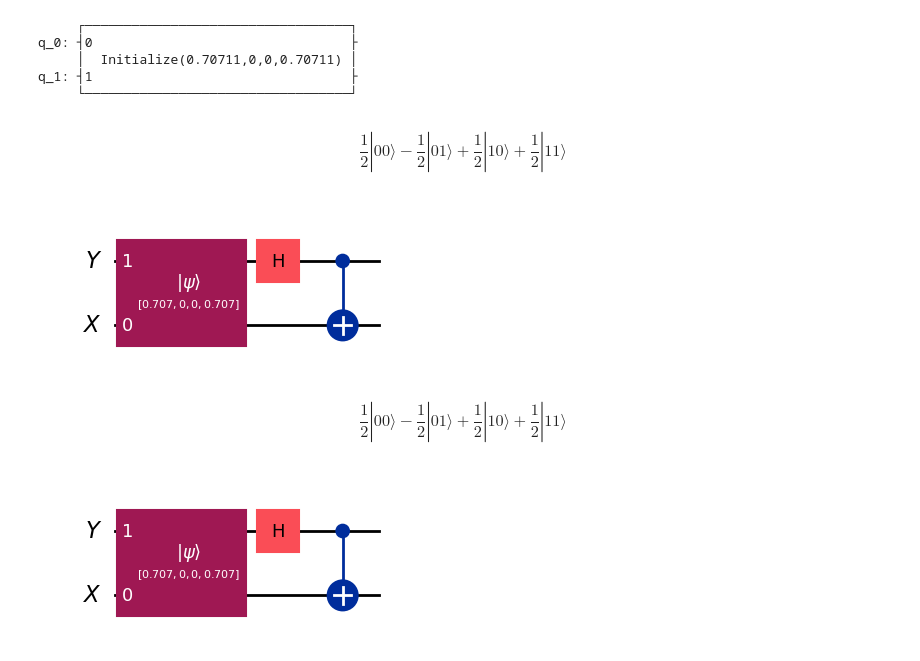
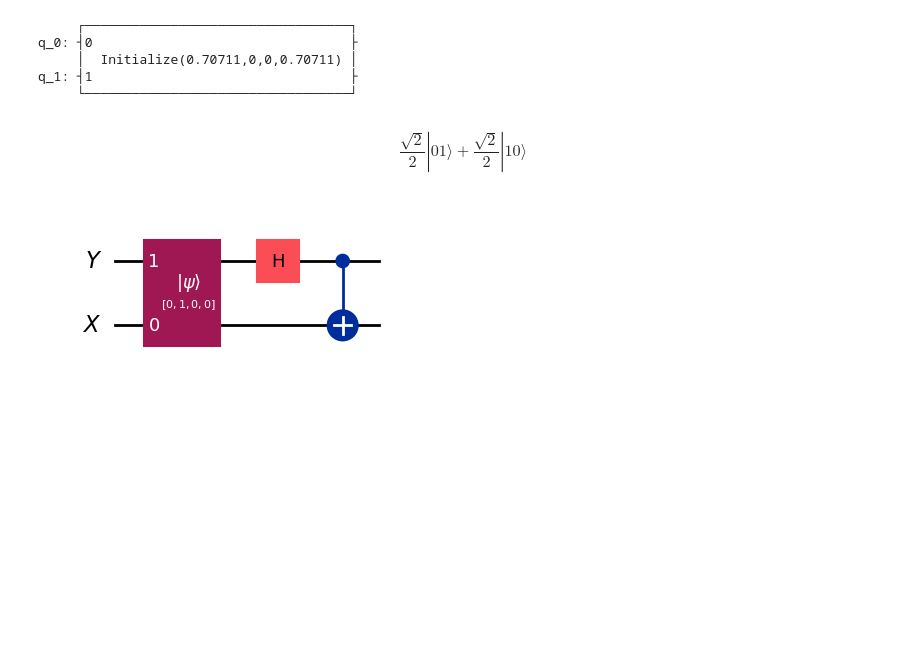
Before and after one commit to bswaroopreddy/tutorial-Qiskit, a Jupyter notebook: Quantum_Circuits.ipynb, the cells around one changed output. Cells and saved outputs as stored; diff of their text form; code cells hidden in the pictures; blank space fills up the shorter version.

```diff
--- a/Quantum_Circuits.ipynb
+++ b/Quantum_Circuits.ipynb
@@ -209,28 +209,39 @@ q_1: ┤1                                 ├
 # %%
 X = QuantumRegister(1, "X")
 Y = QuantumRegister(1, "Y")
 # Create the statevector for (|00⟩ + |11⟩)/√2
-state = Statevector([1/np.sqrt(2), 0, 0, 1/np.sqrt(2)])
+state = Statevector([0,1,0,0])
 
-qc = QuantumCircuit(Y,X)
-U = Operator.from_circuit(qc)
+# Create a 2-qubit quantum circuit
+qc = QuantumCircuit(Y, X)
 
+# Initializes the input state
 qc.initialize(state, [X[0], Y[0]])
 
+# Apply Hadamard gate operation on Y
 qc.h(Y)
+
+# Controlled-NOT operation, where Y is the control and X is the target
 qc.cx(Y, X)
 
-state = Statevector.from_instruction(qc)
-# Print the final statevector
-#print("Final Statevector:", state)
-display(state.draw("latex"))
+# Compute the Unitary operation implemented by the entire circuit
+#U = Operator.from_circuit(qc)
 
-display(state.evolve(U).draw("latex"))
+# Display the unitary matrix
+#display(U.draw("latex"))
 
+
+# Generate a statevector representing the quantum state resulting from applying the given quantum circuit (qc)
+final_state = Statevector.from_instruction(qc)
+
+# Display the final statevector
+display(final_state.draw("latex"))
+
+# Apply the unitary matrix to the statevector (should give the same result as above)
+#display(state.evolve(U).draw("latex"))
+
+# Draw the circuit
 qc.draw("mpl")
-#display(Operator.from_circuit(qc).draw("latex"))
 # %% [output]
-$$\frac{1}{2} |00\rangle- \frac{1}{2} |01\rangle+\frac{1}{2} |10\rangle+\frac{1}{2} |11\rangle$$
+$$\frac{\sqrt{2}}{2} |01\rangle+\frac{\sqrt{2}}{2} |10\rangle$$
-[figure, old version]
+[figure, new version]
-$$\frac{1}{2} |00\rangle- \frac{1}{2} |01\rangle+\frac{1}{2} |10\rangle+\frac{1}{2} |11\rangle$$
-[figure, removed]
```
Also changed, not shown: parts of 4 cells of this notebook.
